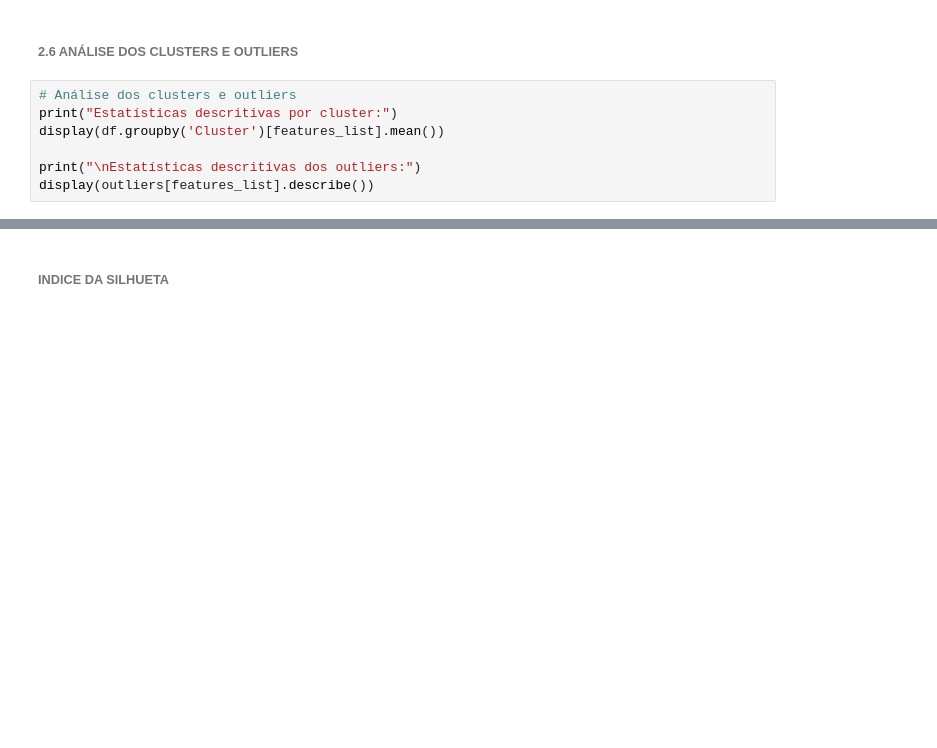
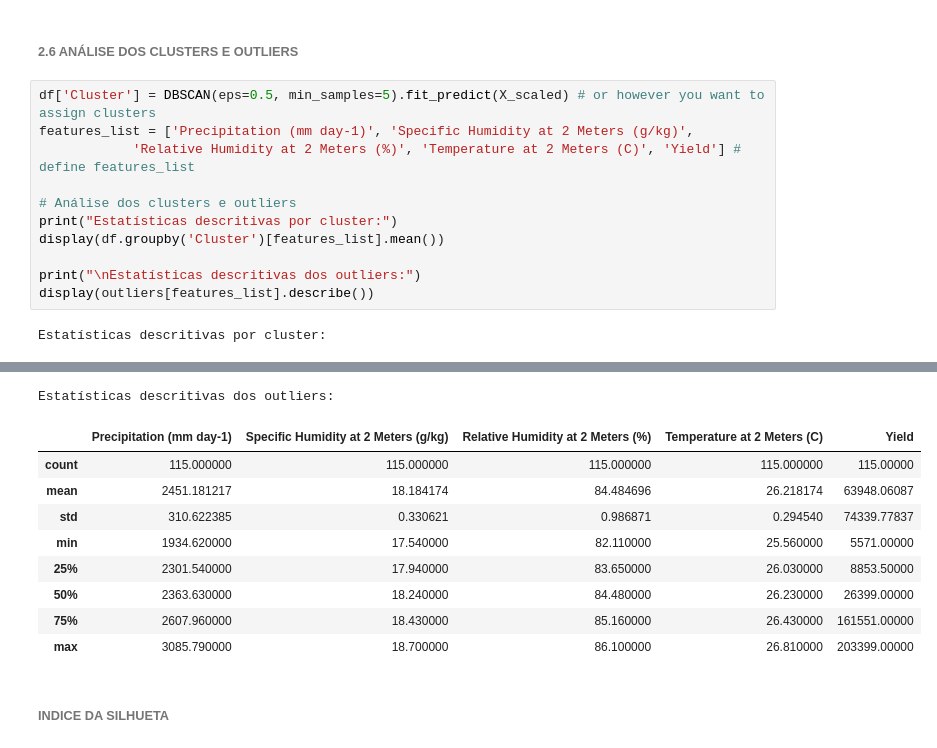
Before and after one commit to Ioiofmanzali/FIAP-FASE5CAP1-FARMETCHBAERADACLOUDCOMPUTING, a Jupyter notebook: entregavel1.1.ipynb, the cells around one changed output, grey strips where cells are left out. Saved outputs shown, nothing was run; the diff lists cells and outputs as text; blank space fills up the shorter version.

```diff
--- a/entregavel1.1.ipynb
+++ b/entregavel1.1.ipynb
@@ -457,9 +600,15 @@ plt.show()
 # %% [markdown]
 ###### 2.6 ANÁLISE DOS CLUSTERS E OUTLIERS
 # %%
+df['Cluster'] = DBSCAN(eps=0.5, min_samples=5).fit_predict(X_scaled) # or however you want to assign clusters
+features_list = ['Precipitation (mm day-1)', 'Specific Humidity at 2 Meters (g/kg)',
+            'Relative Humidity at 2 Meters (%)', 'Temperature at 2 Meters (C)', 'Yield'] # define features_list
+
 # Análise dos clusters e outliers
 print("Estatísticas descritivas por cluster:")
 display(df.groupby('Cluster')[features_list].mean())
 
 print("\nEstatísticas descritivas dos outliers:")
 display(outliers[features_list].describe())
+# %% [output]
+Estatísticas descritivas por cluster:
@@ -466,3 +622,13 @@ display(outliers[features_list].describe())
+Estatísticas descritivas dos outliers:
+|  | Precipitation (mm day-1) | Specific Humidity at 2 Meters (g/kg) | Relative Humidity at 2 Meters (%) | Temperature at 2 Meters (C) | Yield |
+| count | 115.000000 | 115.000000 | 115.000000 | 115.000000 | 115.00000 |
+| mean | 2451.181217 | 18.184174 | 84.484696 | 26.218174 | 63948.06087 |
+| std | 310.622385 | 0.330621 | 0.986871 | 0.294540 | 74339.77837 |
+| min | 1934.620000 | 17.540000 | 82.110000 | 25.560000 | 5571.00000 |
+| 25% | 2301.540000 | 17.940000 | 83.650000 | 26.030000 | 8853.50000 |
+| 50% | 2363.630000 | 18.240000 | 84.480000 | 26.230000 | 26399.00000 |
+| 75% | 2607.960000 | 18.430000 | 85.160000 | 26.430000 | 161551.00000 |
+| max | 3085.790000 | 18.700000 | 86.100000 | 26.810000 | 203399.00000 |
 # %% [markdown]
 ###### INDICE DA SILHUETA
 # %%
```
Also changed, not shown: parts of 26 cells of this notebook.
